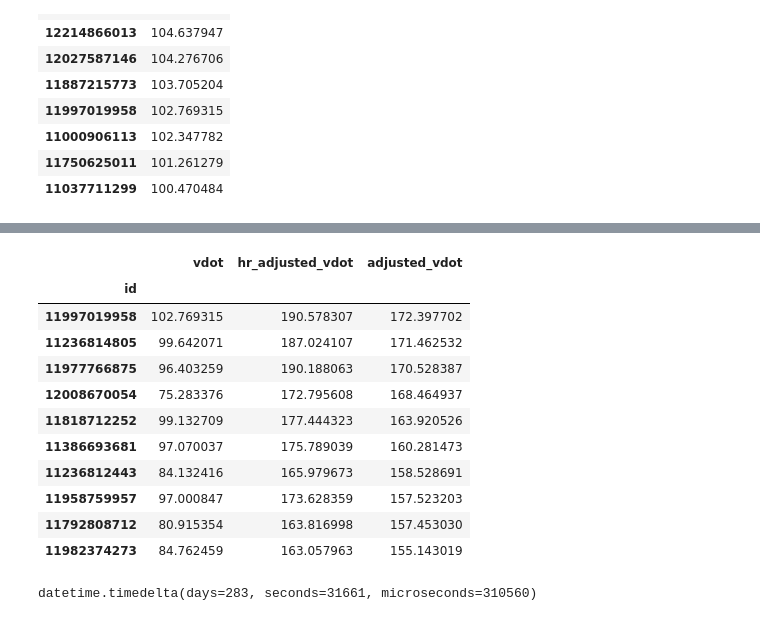
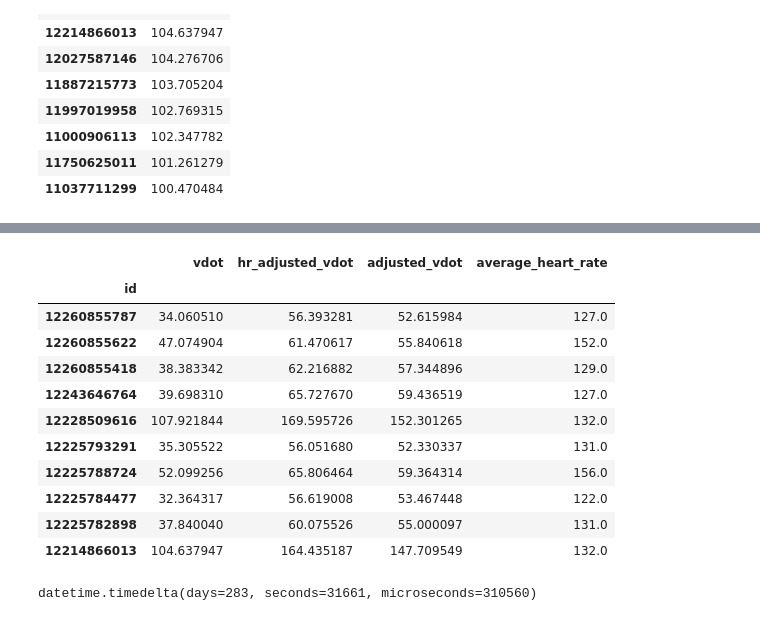
Before and after one commit to julienroulle/stridze-tools, a Jupyter notebook: notebooks/exploration.ipynb, the cells around one changed output, grey strips where cells are left out. Drawn from its saved outputs; the diff is of its cells as text; code cells hidden in the pictures.

```diff
--- a/notebooks/exploration.ipynb
+++ b/notebooks/exploration.ipynb
@@ -114,19 +92,19 @@ def get_adjusted_vdot(vdot, time, actual_hrr):
 df['adjusted_vdot'] = df.apply(lambda row: get_adjusted_vdot(row['vdot'], row['elapsed_time'], (row['average_heart_rate'] - FCR) / (FCM - FCR) * 100), axis=1)
 # %%
-df[['vdot', 'hr_adjusted_vdot', 'adjusted_vdot']].sort_values(by='adjusted_vdot', ascending=False).head(10)
+df[['vdot', 'hr_adjusted_vdot', 'adjusted_vdot', 'average_heart_rate']].sort_values(by='id', ascending=False).head(10)
 # %% [output]
-|  | vdot | hr_adjusted_vdot | adjusted_vdot |
-| id |  |  |  |
-| 11997019958 | 102.769315 | 190.578307 | 172.397702 |
-| 11236814805 | 99.642071 | 187.024107 | 171.462532 |
-| 11977766875 | 96.403259 | 190.188063 | 170.528387 |
-| 12008670054 | 75.283376 | 172.795608 | 168.464937 |
-| 11818712252 | 99.132709 | 177.444323 | 163.920526 |
-| 11386693681 | 97.070037 | 175.789039 | 160.281473 |
-| 11236812443 | 84.132416 | 165.979673 | 158.528691 |
-| 11958759957 | 97.000847 | 173.628359 | 157.523203 |
-| 11792808712 | 80.915354 | 163.816998 | 157.453030 |
-| 11982374273 | 84.762459 | 163.057963 | 155.143019 |
+|  | vdot | hr_adjusted_vdot | adjusted_vdot | average_heart_rate |
+| id |  |  |  |  |
+| 12260855787 | 34.060510 | 56.393281 | 52.615984 | 127.0 |
+| 12260855622 | 47.074904 | 61.470617 | 55.840618 | 152.0 |
+| 12260855418 | 38.383342 | 62.216882 | 57.344896 | 129.0 |
+| 12243646764 | 39.698310 | 65.727670 | 59.436519 | 127.0 |
+| 12228509616 | 107.921844 | 169.595726 | 152.301265 | 132.0 |
+| 12225793291 | 35.305522 | 56.051680 | 52.330337 | 131.0 |
+| 12225788724 | 52.099256 | 65.806464 | 59.364314 | 156.0 |
+| 12225784477 | 32.364317 | 56.619008 | 53.467448 | 122.0 |
+| 12225782898 | 37.840040 | 60.075526 | 55.000097 | 131.0 |
+| 12214866013 | 104.637947 | 164.435187 | 147.709549 | 132.0 |
 # %%
 from datetime import datetime
 today = datetime.today()
```
Also changed, not shown: parts of 12 cells of this notebook.
